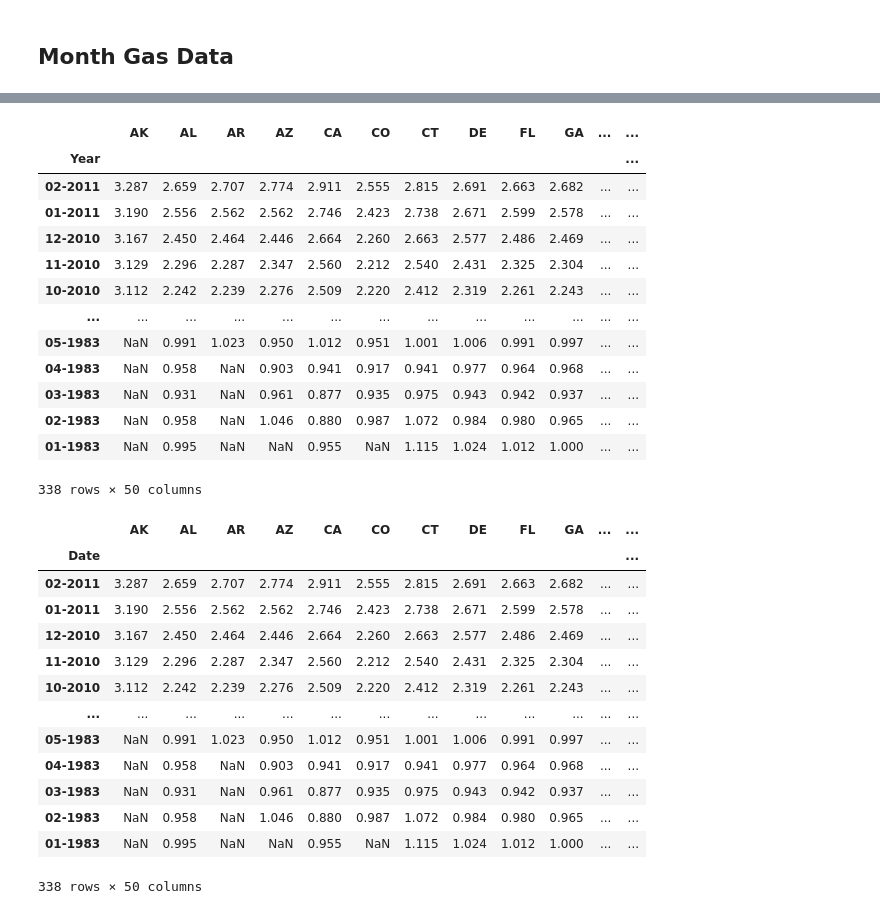
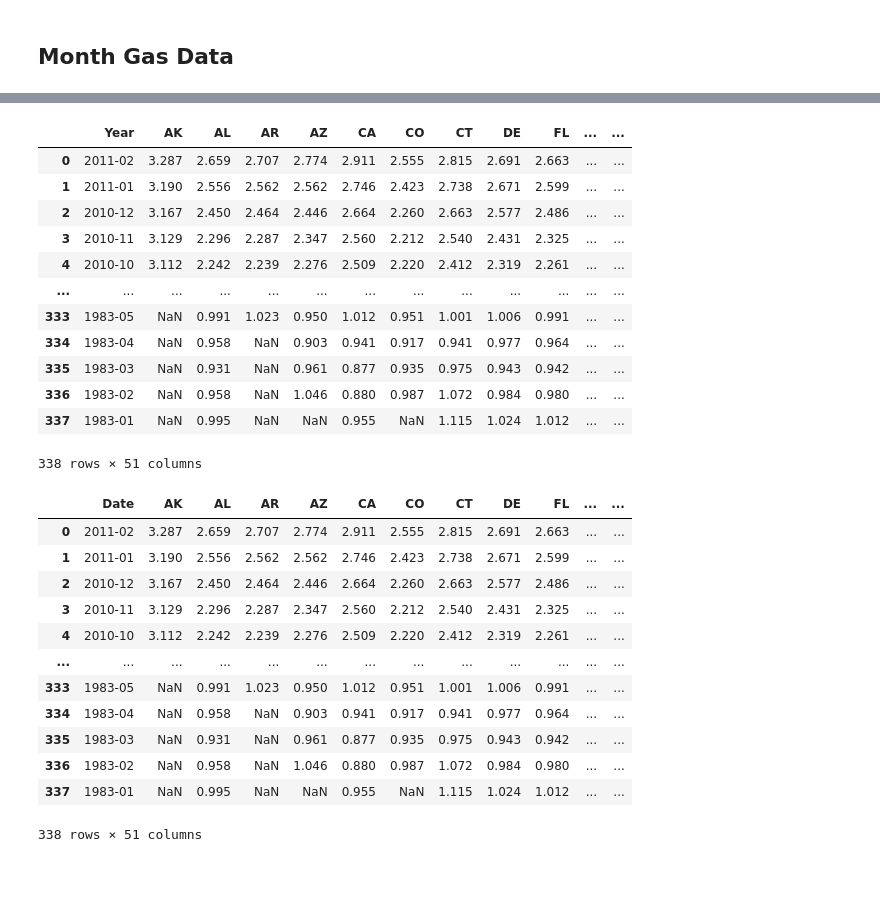
Before and after one commit to jzhao0626/Gas_Price_Analysis, a Jupyter notebook: States_Data_Retrieval.ipynb, the cells around one changed output, grey strips where cells are left out. Drawn from its saved outputs; the diff is of its cells as text; code cells hidden in the pictures; blank space fills up the shorter version.

```diff
--- a/States_Data_Retrieval.ipynb
+++ b/States_Data_Retrieval.ipynb
@@ -123,36 +120,34 @@ for series in monthly_series_id:
 # %%
-df_monthly = pd.DataFrame(dict([(k,pd.Series(v)) for k,v in dict_monthly.items() ])).set_index('Year').drop('DC', axis = 1)
+df_monthly = pd.DataFrame(dict([(k,pd.Series(v)) for k,v in dict_monthly.items() ])).drop('DC', axis = 1)
 df_monthly
 # %% [output]
-|  | AK | AL | AR | AZ | CA | CO | CT | DE | FL | GA | ... | ... |
-| Year |  |  |  |  |  |  |  |  |  |  |  | ... |
-| 02-2011 | 3.287 | 2.659 | 2.707 | 2.774 | 2.911 | 2.555 | 2.815 | 2.691 | 2.663 | 2.682 | ... | ... |
-| 01-2011 | 3.190 | 2.556 | 2.562 | 2.562 | 2.746 | 2.423 | 2.738 | 2.671 | 2.599 | 2.578 | ... | ... |
-| 12-2010 | 3.167 | 2.450 | 2.464 | 2.446 | 2.664 | 2.260 | 2.663 | 2.577 | 2.486 | 2.469 | ... | ... |
-| 11-2010 | 3.129 | 2.296 | 2.287 | 2.347 | 2.560 | 2.212 | 2.540 | 2.431 | 2.325 | 2.304 | ... | ... |
-| 10-2010 | 3.112 | 2.242 | 2.239 | 2.276 | 2.509 | 2.220 | 2.412 | 2.319 | 2.261 | 2.243 | ... | ... |
+|  | Year | AK | AL | AR | AZ | CA | CO | CT | DE | FL | ... | ... |
+| 0 | 2011-02 | 3.287 | 2.659 | 2.707 | 2.774 | 2.911 | 2.555 | 2.815 | 2.691 | 2.663 | ... | ... |
+| 1 | 2011-01 | 3.190 | 2.556 | 2.562 | 2.562 | 2.746 | 2.423 | 2.738 | 2.671 | 2.599 | ... | ... |
+| 2 | 2010-12 | 3.167 | 2.450 | 2.464 | 2.446 | 2.664 | 2.260 | 2.663 | 2.577 | 2.486 | ... | ... |
+| 3 | 2010-11 | 3.129 | 2.296 | 2.287 | 2.347 | 2.560 | 2.212 | 2.540 | 2.431 | 2.325 | ... | ... |
+| 4 | 2010-10 | 3.112 | 2.242 | 2.239 | 2.276 | 2.509 | 2.220 | 2.412 | 2.319 | 2.261 | ... | ... |
 | ... | ... | ... | ... | ... | ... | ... | ... | ... | ... | ... | ... | ... |
-| 05-1983 | NaN | 0.991 | 1.023 | 0.950 | 1.012 | 0.951 | 1.001 | 1.006 | 0.991 | 0.997 | ... | ... |
-| 04-1983 | NaN | 0.958 | NaN | 0.903 | 0.941 | 0.917 | 0.941 | 0.977 | 0.964 | 0.968 | ... | ... |
-| 03-1983 | NaN | 0.931 | NaN | 0.961 | 0.877 | 0.935 | 0.975 | 0.943 | 0.942 | 0.937 | ... | ... |
-| 02-1983 | NaN | 0.958 | NaN | 1.046 | 0.880 | 0.987 | 1.072 | 0.984 | 0.980 | 0.965 | ... | ... |
-| 01-1983 | NaN | 0.995 | NaN | NaN | 0.955 | NaN | 1.115 | 1.024 | 1.012 | 1.000 | ... | ... |
+| 333 | 1983-05 | NaN | 0.991 | 1.023 | 0.950 | 1.012 | 0.951 | 1.001 | 1.006 | 0.991 | ... | ... |
+| 334 | 1983-04 | NaN | 0.958 | NaN | 0.903 | 0.941 | 0.917 | 0.941 | 0.977 | 0.964 | ... | ... |
+| 335 | 1983-03 | NaN | 0.931 | NaN | 0.961 | 0.877 | 0.935 | 0.975 | 0.943 | 0.942 | ... | ... |
+| 336 | 1983-02 | NaN | 0.958 | NaN | 1.046 | 0.880 | 0.987 | 1.072 | 0.984 | 0.980 | ... | ... |
+| 337 | 1983-01 | NaN | 0.995 | NaN | NaN | 0.955 | NaN | 1.115 | 1.024 | 1.012 | ... | ... |
-338 rows × 50 columns
+338 rows × 51 columns
 # %%
-df_monthly.index.rename('Date', inplace = True)
+df_monthly.rename(columns={"Year":'Date'}, inplace = True)
 df_monthly
 # %% [output]
-|  | AK | AL | AR | AZ | CA | CO | CT | DE | FL | GA | ... | ... |
-| Date |  |  |  |  |  |  |  |  |  |  |  | ... |
-| 02-2011 | 3.287 | 2.659 | 2.707 | 2.774 | 2.911 | 2.555 | 2.815 | 2.691 | 2.663 | 2.682 | ... | ... |
-| 01-2011 | 3.190 | 2.556 | 2.562 | 2.562 | 2.746 | 2.423 | 2.738 | 2.671 | 2.599 | 2.578 | ... | ... |
-| 12-2010 | 3.167 | 2.450 | 2.464 | 2.446 | 2.664 | 2.260 | 2.663 | 2.577 | 2.486 | 2.469 | ... | ... |
-| 11-2010 | 3.129 | 2.296 | 2.287 | 2.347 | 2.560 | 2.212 | 2.540 | 2.431 | 2.325 | 2.304 | ... | ... |
-| 10-2010 | 3.112 | 2.242 | 2.239 | 2.276 | 2.509 | 2.220 | 2.412 | 2.319 | 2.261 | 2.243 | ... | ... |
+|  | Date | AK | AL | AR | AZ | CA | CO | CT | DE | FL | ... | ... |
+| 0 | 2011-02 | 3.287 | 2.659 | 2.707 | 2.774 | 2.911 | 2.555 | 2.815 | 2.691 | 2.663 | ... | ... |
+| 1 | 2011-01 | 3.190 | 2.556 | 2.562 | 2.562 | 2.746 | 2.423 | 2.738 | 2.671 | 2.599 | ... | ... |
+| 2 | 2010-12 | 3.167 | 2.450 | 2.464 | 2.446 | 2.664 | 2.260 | 2.663 | 2.577 | 2.486 | ... | ... |
+| 3 | 2010-11 | 3.129 | 2.296 | 2.287 | 2.347 | 2.560 | 2.212 | 2.540 | 2.431 | 2.325 | ... | ... |
+| 4 | 2010-10 | 3.112 | 2.242 | 2.239 | 2.276 | 2.509 | 2.220 | 2.412 | 2.319 | 2.261 | ... | ... |
 | ... | ... | ... | ... | ... | ... | ... | ... | ... | ... | ... | ... | ... |
-| 05-1983 | NaN | 0.991 | 1.023 | 0.950 | 1.012 | 0.951 | 1.001 | 1.006 | 0.991 | 0.997 | ... | ... |
-| 04-1983 | NaN | 0.958 | NaN | 0.903 | 0.941 | 0.917 | 0.941 | 0.977 | 0.964 | 0.968 | ... | ... |
-| 03-1983 | NaN | 0.931 | NaN | 0.961 | 0.877 | 0.935 | 0.975 | 0.943 | 0.942 | 0.937 | ... | ... |
-| 02-1983 | NaN | 0.958 | NaN | 1.046 | 0.880 | 0.987 | 1.072 | 0.984 | 0.980 | 0.965 | ... | ... |
-| 01-1983 | NaN | 0.995 | NaN | NaN | 0.955 | NaN | 1.115 | 1.024 | 1.012 | 1.000 | ... | ... |
+| 333 | 1983-05 | NaN | 0.991 | 1.023 | 0.950 | 1.012 | 0.951 | 1.001 | 1.006 | 0.991 | ... | ... |
+| 334 | 1983-04 | NaN | 0.958 | NaN | 0.903 | 0.941 | 0.917 | 0.941 | 0.977 | 0.964 | ... | ... |
+| 335 | 1983-03 | NaN | 0.931 | NaN | 0.961 | 0.877 | 0.935 | 0.975 | 0.943 | 0.942 | ... | ... |
+| 336 | 1983-02 | NaN | 0.958 | NaN | 1.046 | 0.880 | 0.987 | 1.072 | 0.984 | 0.980 | ... | ... |
+| 337 | 1983-01 | NaN | 0.995 | NaN | NaN | 0.955 | NaN | 1.115 | 1.024 | 1.012 | ... | ... |
-338 rows × 50 columns
+338 rows × 51 columns
```
Also changed, not shown: parts of 8 cells of this notebook, 26 other files.
